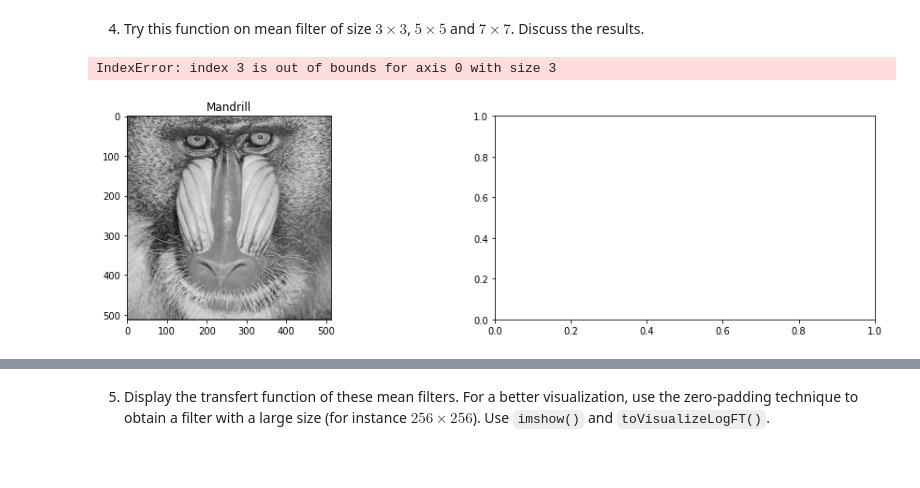
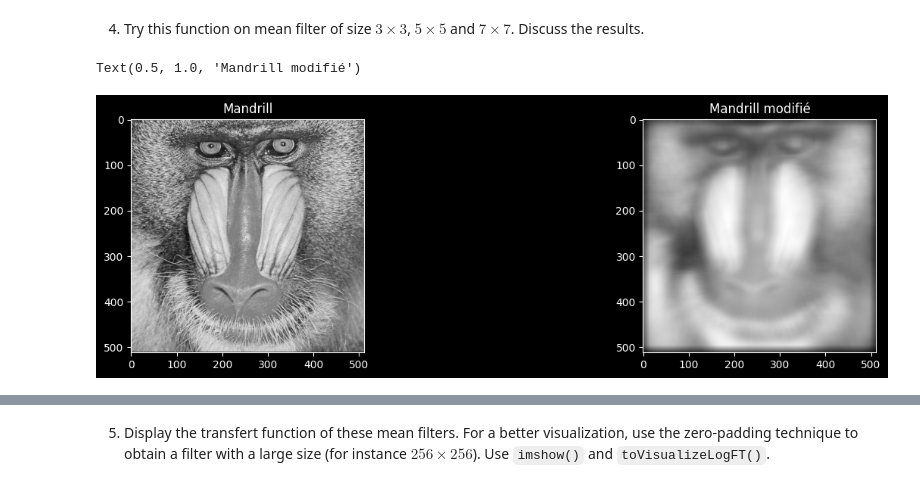
Before and after one commit to HugoRdet/BIMA, a Jupyter notebook: TME4/TME4.ipynb, the cells around one changed output, grey strips where cells are left out. Saved outputs shown, nothing was run; the diff lists cells and outputs as text; code cells hidden in the pictures.

```diff
--- a/TME4/TME4.ipynb
+++ b/TME4/TME4.ipynb
@@ -105,10 +111,9 @@ Filtre de taille d*d. Si on centre le filtre sur le pixel en haut à droite de l
 2. Write a function `imagePad(I,h)` getting an image and a kernel, returning a new image padded with zeros according to question 1. It is not allowed to use a module implementing the padding.
 # %%
 def imagePad(I,h) :
-    nb = int((h.shape[0] - 1) / 2)
+    nb = int((h.shape[0] - 1) / 2.0)
     mat1 = np.hstack((np.zeros((I.shape[0], nb)), I, np.zeros((I.shape[0], nb))))
     mat2 = np.vstack((np.zeros((nb, mat1.shape[1])), mat1, np.zeros((nb, mat1.shape[1]))))
-
     return mat2
 # %%
 fig = plt.figure(figsize=plt.figaspect(0.25))
@@ -134,22 +132,26 @@ def conv1(i, j, I, h):
 # %%
 def conv2(I,h) :
+
+    if (h.shape[0] % 2 == 0) or (h.shape[1] % 2 == 0) :
+        raise ValueError("h must have odd dimensions")
+
     res = imagePad(I.copy(),h)
-    mat = np.zeros((I.shape[0], I.shape[1]))
-    n = int(h.shape[0]-1/2.0)
+
+    n = int((h.shape[0]-1)/2.0)
     for i in range(n,I.shape[0]+n):
         for j in range(n,I.shape[1]+n):
-            conv1(i,j,res,h)
-    return res
+            res[i][j]=np.mean(res[i-n:i+n+1,j-n:j+n+1]*h)
+    return res[n:-n,n:-n]
 # %% [markdown]
 4. Try this function on mean filter of size $3\times3$, $5\times 5$ and $7\times 7$. Discuss the results.
 # %%
 fig = plt.figure(figsize=plt.figaspect(0.25))
 ax = fig.add_subplot(1, 2, 1)
 ax.imshow(singe,cmap="gray")
 ax.set_title("Mandrill")
 ax = fig.add_subplot(1, 2, 2)
-ax.imshow(conv2(singe,np.ones((3,3))),cmap="gray")
+ax.imshow(conv2(singe,np.ones((31,31))),cmap="gray")
 ax.set_title("Mandrill modifié")
 # %% [output]
-IndexError: index 3 is out of bounds for axis 0 with size 3
+Text(0.5, 1.0, 'Mandrill modifié')
-[figure, old version]
+[figure, new version]
```
Also changed, not shown: parts of 9 cells of this notebook, 1 other file.
